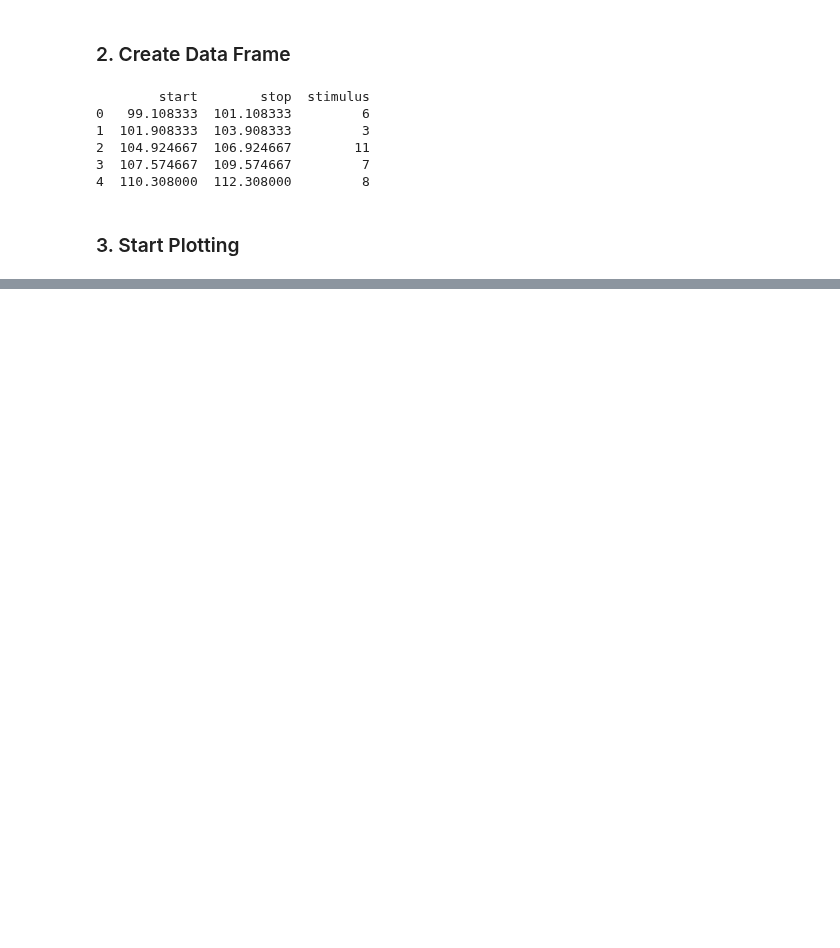
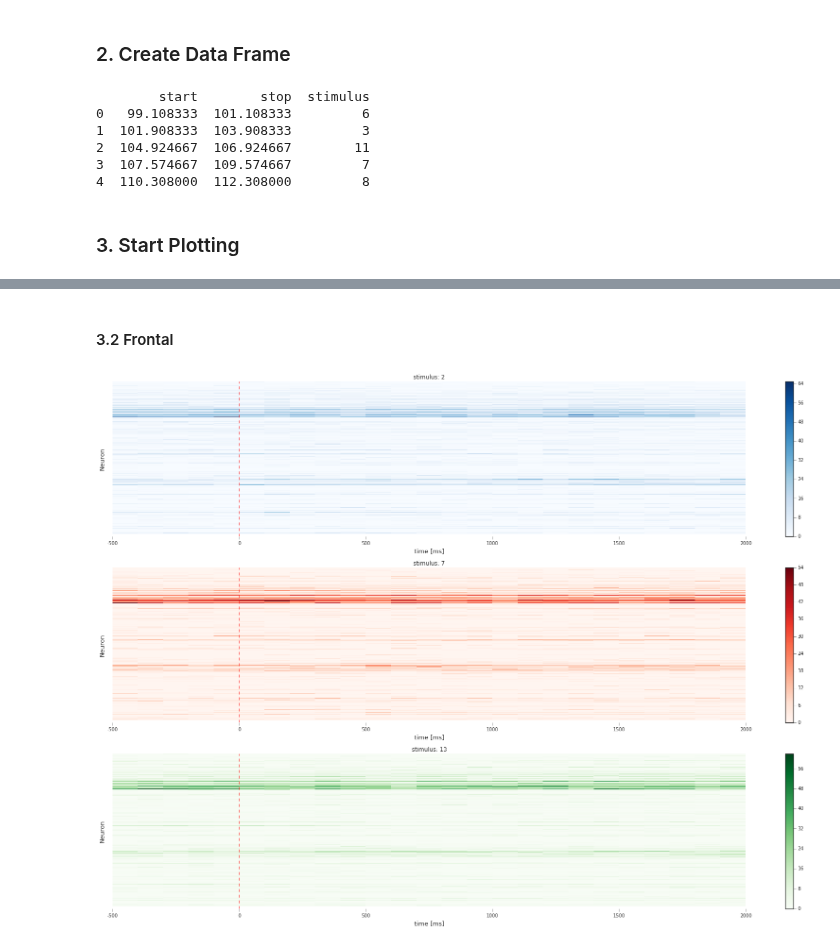
Before and after one commit to KordingLab/spykes, a Jupyter notebook: notebooks_examples/neuropixels_example.ipynb, the cells around one changed output, grey strips where cells are left out. Saved outputs shown, nothing was run; the diff lists cells and outputs as text; code cells hidden in the pictures; blank space fills up the shorter version.

```diff
--- a/notebooks_examples/neuropixels_example.ipynb
+++ b/notebooks_examples/neuropixels_example.ipynb
@@ -124,0 +200,12 @@ pop.plot_population_psth(all_psth=all_psth, cond_id=[2, 7, 13])
+# %% [markdown]
+#### 3.2 Frontal
+# %%
+pop = PopVis(striatum + motorCtx, name='Frontal')
+
+fig = plt.figure(figsize=(30,20))
+
+all_psth = pop.get_all_psth(event='start', df=df, conditions='stimulus', plot=False, binsize=100, window = [-500, 2000])
+
+pop.plot_heat_map(all_psth, cond_id=[2, 7, 13], sortorder='descend', neuron_names=False)
+# %% [output]
+[figure, added]
```
Also changed, not shown: parts of 14 cells of this notebook.
